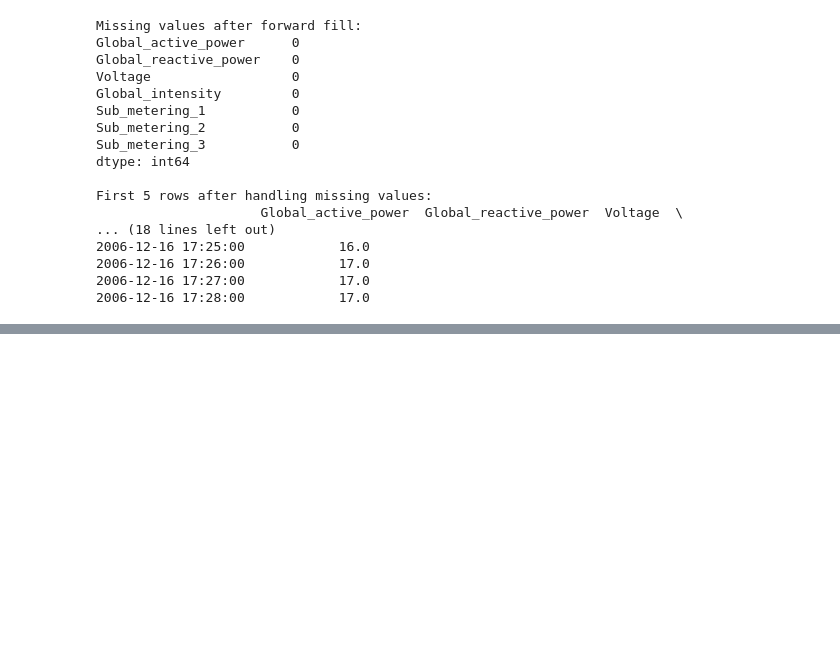
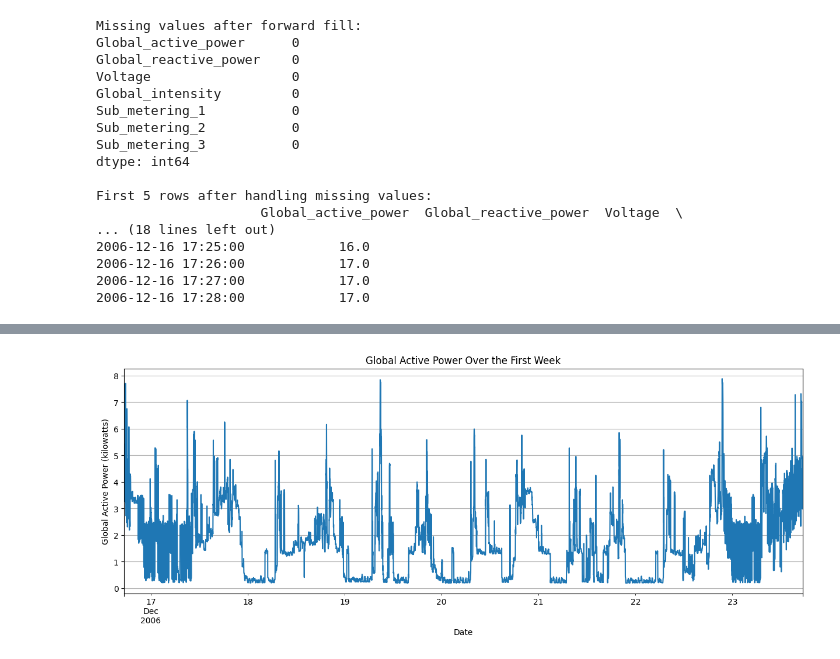
Before and after one commit to nathomkar799/Energy-Consumption-Analysis, a Jupyter notebook: notebooks/exploration.ipynb, the cells around one changed output, grey strips where cells are left out. Drawn from its saved outputs; the diff is of its cells as text; code cells hidden in the pictures; blank space fills up the shorter version.

```diff
--- a/notebooks/exploration.ipynb
+++ b/notebooks/exploration.ipynb
@@ -103,0 +117,11 @@ First 5 rows after handling missing values:
+# %%
+# Plot Global_active_power for the first week of data
+plt.figure(figsize=(15, 5))
+df['Global_active_power'].iloc[:10080].plot()  # 10080 minutes = 1 week (7 days * 24 hours * 60 minutes)
+plt.title('Global Active Power Over the First Week')
+plt.xlabel('Date')
+plt.ylabel('Global Active Power (kilowatts)')
+plt.grid(True)
+plt.show()
+# %% [output]
+[figure, added]
```
Also changed, not shown: parts of 1 cell of this notebook.
